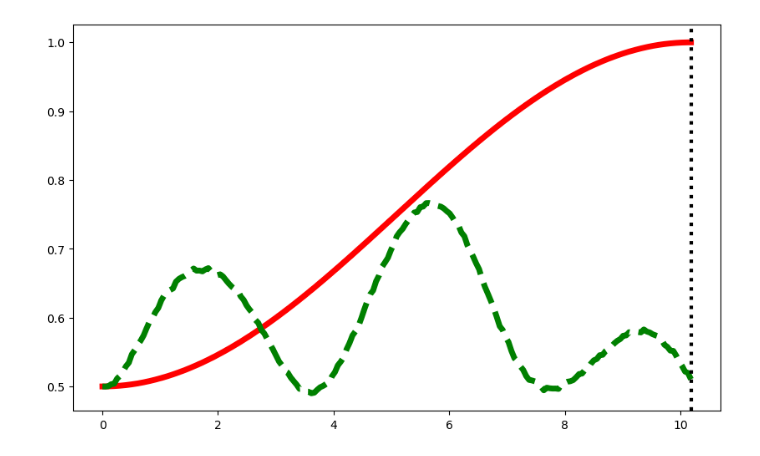
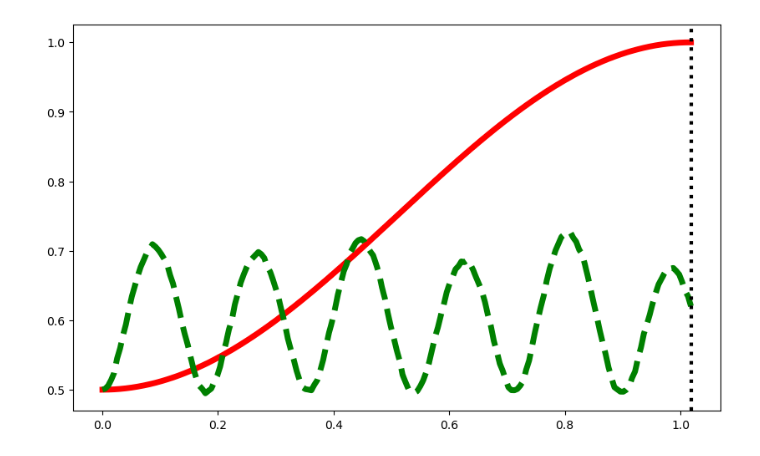
Before and after one commit to Leonardo-Liszt/My_Quantum_Projects, a Jupyter notebook: codes/CCNOT_simulate.ipynb, the cells around one changed output. Cells and saved outputs as stored; diff of their text form; code cells hidden in the pictures.

```diff
--- a/codes/CCNOT_simulate.ipynb
+++ b/codes/CCNOT_simulate.ipynb
@@ -15,16 +14,27 @@ import matplotlib.pyplot as plt
 
 gamma = 0
 gamma_A = 0
-Omega_r = 2 * np.pi * (20 / 3) ##试验值
+Omega_r = 2*np.pi*(200/3) ##试验值
+print('Omega_r=')
+print(Omega_r)
 Omega_A= 3.25 * Omega_r
+print('Omega_A=')
+print(Omega_A)
 
 Delta_r = 12 * Omega_r
-# Delta_A =
+print('Delta_r=')
+print(Delta_r)
+Delta_A = Delta_r*(Omega_A**2) / (Omega_r**2)
+print('Delta_A=')
+print(Delta_A)
 
 V = Delta_r - (Omega_r**2)/(3*Delta_r) ##计算得到的RRI V满足的反阻塞条件
+print('V=')
+print(V)
 g= (3*Omega_r**3)/(4*Delta_r**2) ##H_EFF中耦合系数
 t_g = (2*np.sqrt(2)*np.pi*Delta_r**2)/(3*Omega_r**3) ##计算得到的Toffoli门实现时间
-
+print('t_g=')
+print(t_g)
 t_list = np.linspace(0, t_g, 201)
 
 # ============================================================
@@ -45,34 +55,38 @@ def P(i, j, k, l, m, n):
 # ============================================================
 
 def H_eff(g):
-    H_eff = g * (
-    P(i1,i1,i0,ir,ir,ir) + P(i1,i1,i1,ir,ir,ir) +
-    P(ir,ir,ir,i1,i1,i0) + P(ir,ir,ir,i1,i1,i1))
-    return H_eff
+    H_eff_plus = g * (
+    P(i1,i1,i0,ir,ir,ir) + P(i1,i1,i1,ir,ir,ir))
+    return H_eff_plus+H_eff_plus.dag()
 
 
-def H_full(Omega_r, Delta_r):
+def H_full(Delta_r,Delta_A,Omega_r,Omega_A):
+    H=0
+# 读取 Mathematica 导出的 H_full 矩阵
+    H_V = np.loadtxt("C:\\Users\\67461\\Documents\\HV.dat", dtype=complex)
+    H_r0_plus = np.loadtxt("C:\\Users\\67461\\Documents\\Hr0.dat", dtype=complex)
+    H_A0_plus = np.loadtxt("C:\\Users\\67461\\Documents\\HA0.dat", dtype=complex)
 
-    H_full = 0
+    H_V = Qobj(H_V,dims=[[N, N, N], [N, N, N]])
+    H += V*H_V
+    H_A0_plus=Qobj(H_A0_plus,dims=[[N, N, N], [N, N, N]])
+    H_r0_plus=Qobj(H_r0_plus,dims=[[N, N, N], [N, N, N]])
 
-    H_plus = P(i0,i0,i0,i0,i0,ir)+P(i0,i0,i1,i0,i0,ir)+P(i0,i1,i0,i0,i1,ir)+P(i0,i1,i0,i0,ir,i0)+P(i0,i1,i1,i0,i1,ir)+P(i0,i1,i1,i0,ir,i1)+P(i0,ir,ir,i0,i1,ir)+P(i0,ir,ir,i0,ir,i0)+P(i0,ir,ir,i0,ir,i1)+P(i1,i0,i0,i1,i0,ir)+P(i1,i0,i0,ir,i0,i0)+P(i1,i0,i1,i1,i0,ir)+P(i1,i0,i1,ir,i0,i1)+P(i1,i1,i0,i1,i1,ir)+P(i1,i1,i0,i1,ir,i0)+P(i1,i1,i0,ir,i1,i0)+P(i1,i1,i1,i1,i1,ir)+P(i1,i1,i1,i1,ir,i1)+P(i1,i1,i1,ir,i1,i1)+P(i1,ir,ir,i1,i1,ir)+P(i1,ir,ir,i1,ir,i0)+P(i1,ir,ir,i1,ir,i1)+P(ir,i0,ir,i1,i0,ir)+P(ir,i0,ir,ir,i0,i0)+P(ir,i0,ir,ir,i0,i1)+P(ir,i1,ir,i1,i1,ir)+P(ir,i1,ir,ir,i1,i0)+P(ir,i1,ir,ir,i1,i1)+P(ir,ir,i0,i1,ir,ir)+P(ir,ir,i0,ir,i1,ir)+P(ir,ir,i1,i1,ir,ir)+P(ir,ir,i1,ir,i1,ir)
+    H_A0_minus=H_A0_plus.dag()
+    H_r0_minus=H_r0_plus.dag()
+    H_td_A = [
+        [Omega_A*H_A0_plus/2,  lambda t, args: np.exp(1j * Delta_A * t)],
+        [Omega_A*H_A0_minus/2, lambda t, args: np.exp(-1j * Delta_A * t)]
+    ]
+    H_td_r = [
+        [Omega_r*H_r0_plus/2,  lambda t, args: np.exp(1j * Delta_r * t)],
+        [Omega_r*H_r0_minus/2, lambda t, args: np.exp(-1j * Delta_r * t)]
+    ]
+    H_full=[H]+H_td_A + H_td_r
 
-    H_minus = H_plus.dag()
-    H_td = [
-        [(Omega_r/2)*H_plus,  lambda t, args: np.exp(1j * Delta_r * t)],
-        [(Omega_r/2)*H_minus,  lambda t, args: np.exp(-1j * Delta_r * t)]
-    ]
 
-    H_rrr_plus = (Omega_r/2)*(P(i1,ir,ir,ir,ir,ir)+P(ir,i1,ir,ir,ir,ir)+P(ir,ir,i0,ir,ir,ir))
-    H_rrr_minus = H_rrr_plus.dag()
-    H_rrr = H_rrr_plus + H_rrr_minus
+    return H_full
 
-    H_rr = -Delta_r*(P(i0,ir,ir,i0,ir,ir)+P(i1,ir,ir,i1,ir,ir)+P(ir,i0,ir,ir,i0,ir)+P(ir,i1,ir,ir,i1,ir)+P(ir,ir,i0,ir,ir,i0)+P(ir,ir,i1,ir,ir,i1))
-
-    H_full += H_rrr
-    H_full += H_rr
-
-    return [H_full] + H_td
 
 # ============================================================
 # 1.5 理想相位修正Toffoli门(返回的是理想相位修正Toffoli门作用后的态即U_{toffoli}|state>)，
@@ -110,26 +124,26 @@ def c_ops(gamma, gamma_A):
 
     #原子1的Lindblad算符
     c_ops += [
-    np.sqrt(gamma)   * tensor(basis(N, i0) * basis(N, ir).dag(), qeye(N)),
-    np.sqrt(gamma)   * tensor(basis(N, i1) * basis(N, ir).dag(), qeye(N)),
-    np.sqrt(gamma_A) * tensor(basis(N, i0) * basis(N, iA).dag(), qeye(N)),
-    np.sqrt(gamma_A) * tensor(basis(N, i1) * basis(N, iA).dag(), qeye(N)),
+    np.sqrt(gamma)   * tensor(basis(N, i0) * basis(N, ir).dag(), qeye(N), qeye(N)),
+    np.sqrt(gamma)   * tensor(basis(N, i1) * basis(N, ir).dag(), qeye(N), qeye(N)),
+    np.sqrt(gamma_A) * tensor(basis(N, i0) * basis(N, iA).dag(), qeye(N), qeye(N)),
+    np.sqrt(gamma_A) * tensor(basis(N, i1) * basis(N, iA).dag(), qeye(N), qeye(N)),
     ]
 
     #原子2的Lindblad算符
     c_ops += [
-    np.sqrt(gamma)   * tensor(qeye(N), basis(N, i0) * basis(N, ir).dag()),
-    np.sqrt(gamma)   * tensor(qeye(N), basis(N, i1) * basis(N, ir).dag()),
-    np.sqrt(gamma_A) * tensor(qeye(N), basis(N, i0) * basis(N, iA).dag()),
-    np.sqrt(gamma_A) * tensor(qeye(N), basis(N, i1) * basis(N, iA).dag()),
+    np.sqrt(gamma)   * tensor(qeye(N), basis(N, i0) * basis(N, ir).dag(), qeye(N)),
+    np.sqrt(gamma)   * tensor(qeye(N), basis(N, i1) * basis(N, ir).dag(), qeye(N)),
+    np.sqrt(gamma_A) * tensor(qeye(N), basis(N, i0) * basis(N, iA).dag(), qeye(N)),
+    np.sqrt(gamma_A) * tensor(qeye(N), basis(N, i1) * basis(N, iA).dag(), qeye(N)),
     ]
 
     #原子3的Lindblad算符
     c_ops += [
-    np.sqrt(gamma)   * tensor(qeye(N), basis(N, i0) * basis(N, ir).dag()),
-    np.sqrt(gamma)   * tensor(qeye(N), basis(N, i1) * basis(N, ir).dag()),
-    np.sqrt(gamma_A) * tensor(qeye(N), basis(N, i0) * basis(N, iA).dag()),
-    np.sqrt(gamma_A) * tensor(qeye(N), basis(N, i1) * basis(N, iA).dag()),
+    np.sqrt(gamma)   * tensor(qeye(N), qeye(N), basis(N, i0) * basis(N, ir).dag()),
+    np.sqrt(gamma)   * tensor(qeye(N), qeye(N), basis(N, i1) * basis(N, ir).dag()),
+    np.sqrt(gamma_A) * tensor(qeye(N), qeye(N), basis(N, i0) * basis(N, iA).dag()),
+    np.sqrt(gamma_A) * tensor(qeye(N), qeye(N), basis(N, i1) * basis(N, iA).dag()),
     ]
     return c_ops
 
@@ -140,7 +154,7 @@ psi0 = (ket(i0,i0,i0)+ket(i0,i0,i1)+ket(i0,i1,i0)+ket(i0,i1,i1)+ket(i1,i0,i0)+ke
 psi_ideal=ideal_Toffoli(psi0)
 
 fidelity_eff = state_fidelity_vs_time(H_eff(g), psi0, psi_ideal, t_list, c_ops=[])
-fidelity_full = state_fidelity_vs_time(H_full(Omega_r,Delta_r),psi0, psi_ideal, t_list, c_ops=[])
+fidelity_full = state_fidelity_vs_time(H_full(Delta_r,Delta_A,Omega_r,Omega_A),psi0, psi_ideal, t_list, c_ops=[])
 
 fig, ax = plt.subplots(figsize=(10, 6))
 
@@ -153,4 +179,4 @@ plt.show()
-[figure, old version]
+[figure, new version]
 # %%
 # N = 4
 # i0, i1, iA, ir = 0, 1, 2, 3
```
Also changed, not shown: parts of 7 cells of this notebook, 1 other file.
